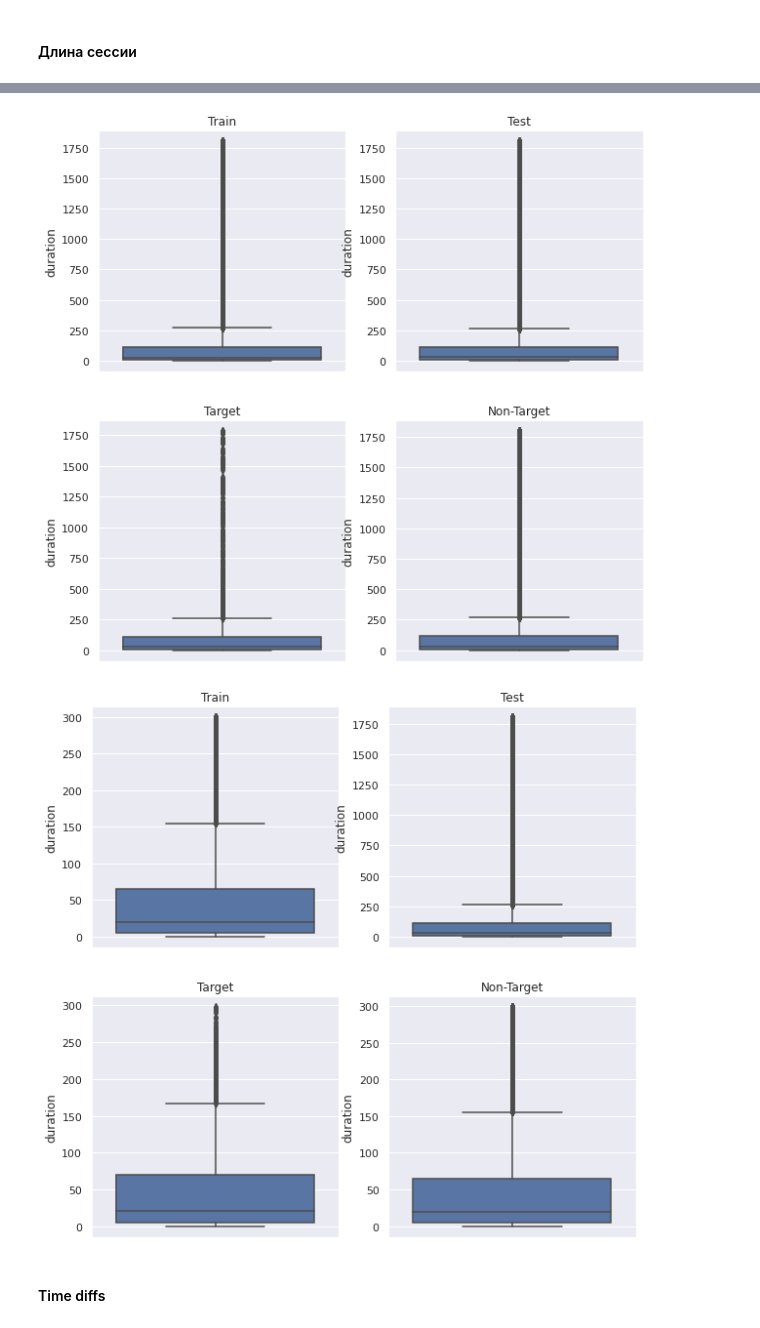
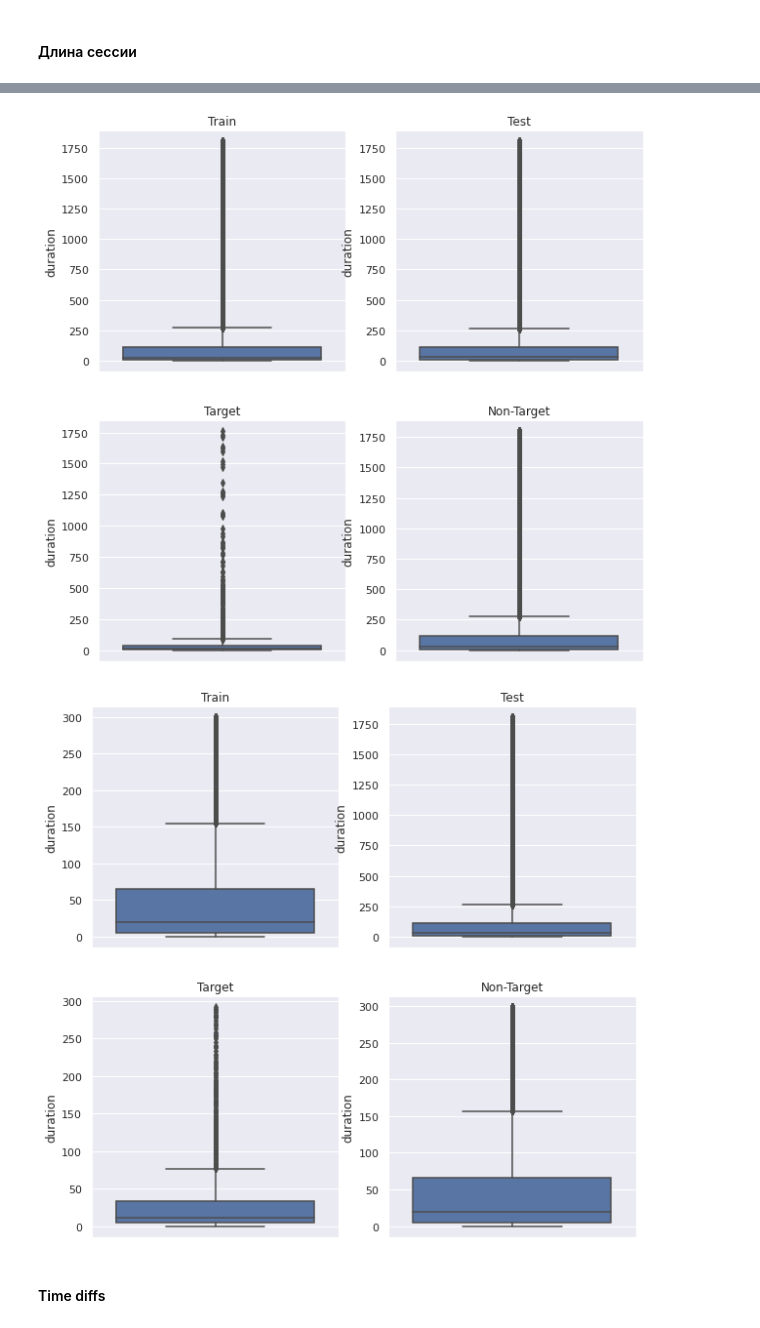
Before and after one commit to Uniholder/Specialization-Yandex-MIPT, a Jupyter notebook: 6_Final_projects/1_user_identification/kaggle/eda.ipynb, the cells around one changed output, grey strips where cells are left out. Saved outputs shown, nothing was run; the diff lists cells and outputs as text; code cells hidden in the pictures.

```diff
--- a/6_Final_projects/1_user_identification/kaggle/eda.ipynb
+++ b/6_Final_projects/1_user_identification/kaggle/eda.ipynb
@@ -17,8 +17,8 @@ import pandas as pd
 import pickle
 import numpy as np
 # %%
-# PATH_TO_DATA = '../capstone_user_identification'
-PATH_TO_DATA = '../input/catch-me-if-you-can-intruder-detection-through-webpage-session-tracking2'
+PATH_TO_DATA = '../capstone_user_identification'
+# PATH_TO_DATA = '../input/catch-me-if-you-can-intruder-detection-through-webpage-session-tracking2'
 
 times = ['time%s' % i for i in range(1, 11)]
 sites = ['site%s' % i for i in range(1, 11)]
@@ -110,7 +110,7 @@ time_features_test = pd.DataFrame()
 df_train_times = df_train[times]
 df_test_times = df_test[times]
 
-time_features_train['target'] = df_train["target"].astype('int').values
+time_features_train['target'] = df_train["target"].astype('int')
 # %%
 def plot_feature(train, test, plot, x, y=None, bins='auto'):
     fig, ((ax1, ax2), (ax3, ax4)) = plt.subplots(2, 2, figsize=(10, 10))
@@ -261,11 +264,12 @@ plot_feature(time_features_train[time_features_train.duration < 300], time_featu
 # %%
 plot_feature(time_features_train, time_features_test, 'boxplot', 'duration')
 # %% [output]
-[figure, old version]
+[figure, new version]
 # %%
-plot_feature(time_features_train[time_features_train.duration < 300], time_features_test[time_features_train.duration < 300], 'boxplot', 'duration')
+plot_feature(time_features_train[time_features_train.duration < 300],
+             time_features_test[time_features_train.duration < 300], 'boxplot', 'duration')
 # %% [output]
-[figure, old version]
+[figure, new version]
 # %% [markdown]
 #### Time diffs
 # %%
```
Also changed, not shown: parts of 107 cells of this notebook.
